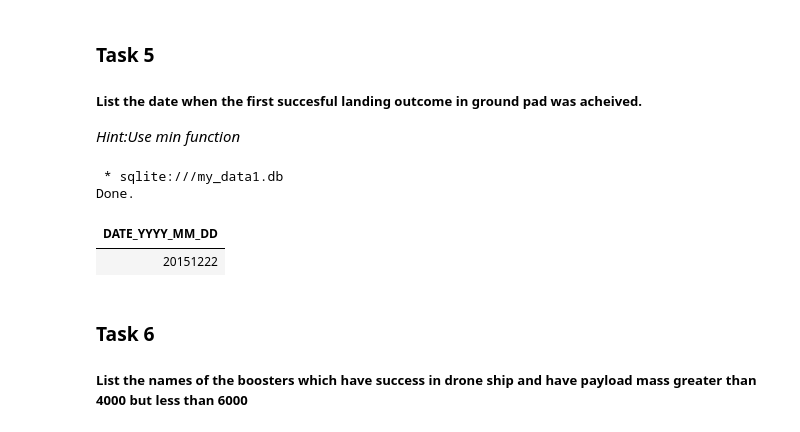
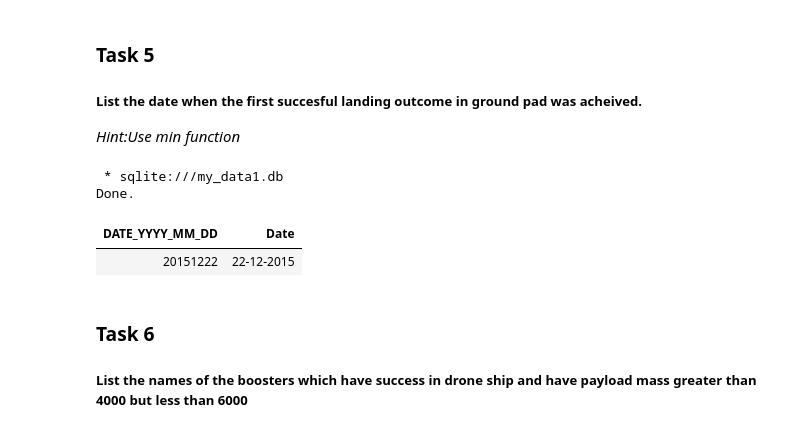
Before and after one commit to coecassio/SpaceXFalcon9LandingPrediction, a Jupyter notebook: Applied Data Science Capstone/2. Exploratory Data Analysis (EDA)/jupyter-labs-eda-sql-coursera_sqllite.ipynb, the cells around one changed output. Drawn from its saved outputs; the diff is of its cells as text; code cells hidden in the pictures.

```diff
--- a/Applied Data Science Capstone/2. Exploratory Data Analysis (EDA)/jupyter-labs-eda-sql-coursera_sqllite.ipynb
+++ b/Applied Data Science Capstone/2. Exploratory Data Analysis (EDA)/jupyter-labs-eda-sql-coursera_sqllite.ipynb
@@ -165,13 +165,13 @@ Done.
 _Hint:Use min function_
 # %%
 %%sql
-SELECT MIN(SUBSTR("Date",7,4) || SUBSTR("Date",4,2) || SUBSTR("Date",1,2)) AS DATE_YYYY_MM_DD FROM SPACEXTBL
+SELECT MIN(SUBSTR("Date",7,4) || SUBSTR("Date",4,2) || SUBSTR("Date",1,2)) AS DATE_YYYY_MM_DD, "Date" FROM SPACEXTBL
 WHERE "Landing _Outcome" LIKE "Success%"
 # %% [output]
  * sqlite:///my_data1.db
 Done.
-| DATE_YYYY_MM_DD |
-| 20151222 |
+| DATE_YYYY_MM_DD | Date |
+| 20151222 | 22-12-2015 |
 # %% [markdown]
 ### Task 6
 
```
